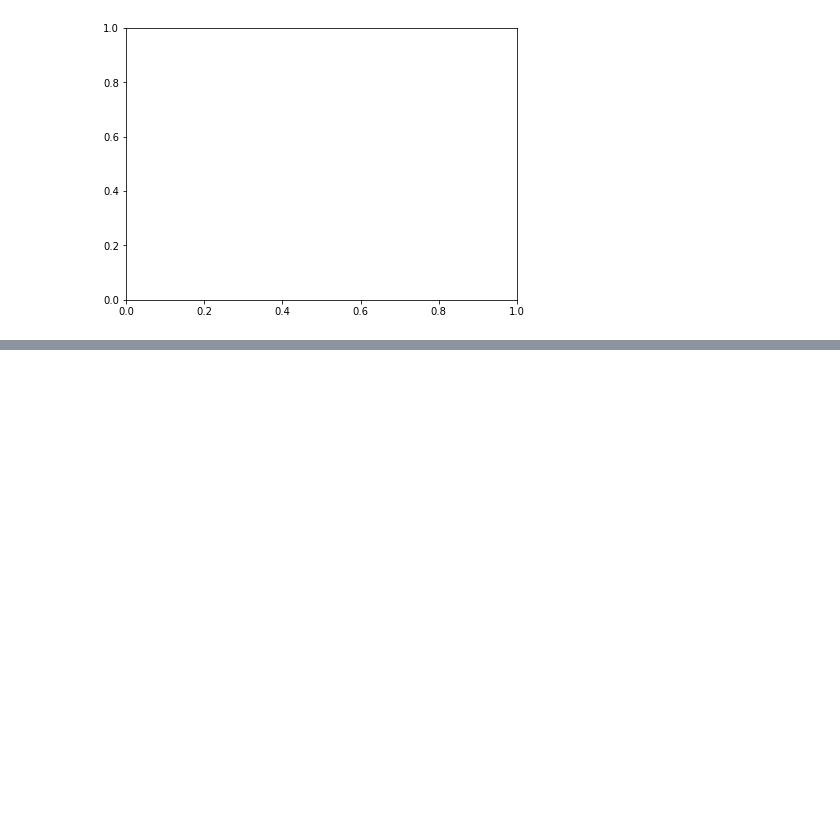
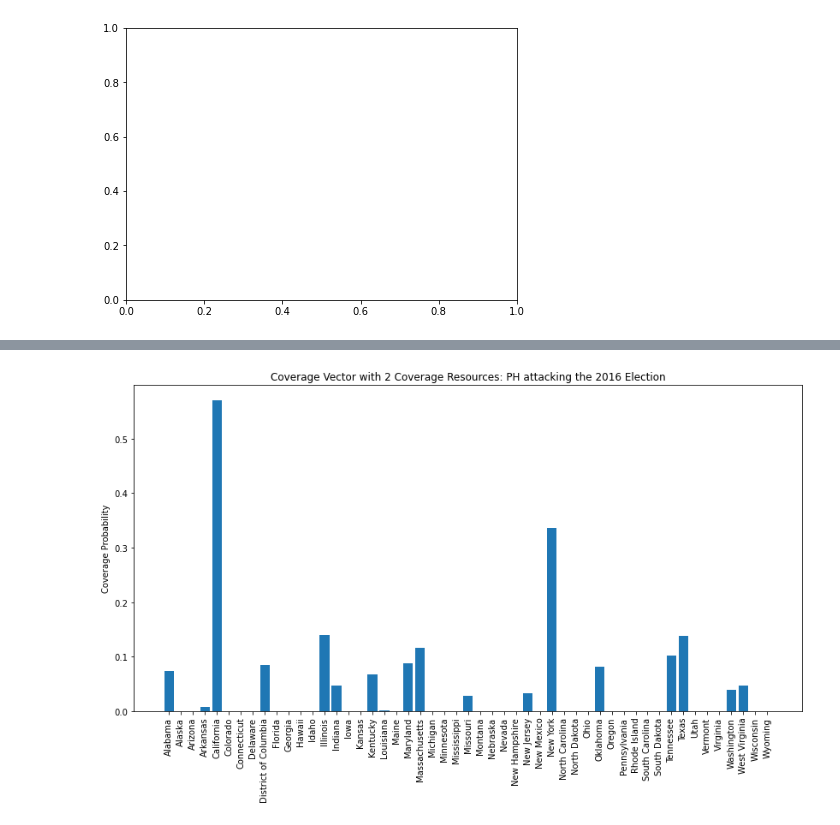
Before and after one commit to fizzX/cs182_project, a Jupyter notebook: election_game.ipynb, the cells around one changed output, grey strips where cells are left out. Cells and saved outputs as stored; diff of their text form; code cells hidden in the pictures; blank space fills up the shorter version.

```diff
--- a/election_game.ipynb
+++ b/election_game.ipynb
@@ -217,0 +478,9 @@ for election_year in tqdm(election_years):
+# %%
+plt.rcParams['figure.figsize']=(14,7)
+plt.bar(range(51),payoff_two_defender)
+plt.xticks(range(51), state_list,rotation='vertical')
+plt.ylabel('Coverage Probability')
+plt.title('Coverage Vector with 2 Coverage Resources: PH attacking the 2016 Election')
+plt.savefig('2016_two_coverage_vector.png', dpi = 300)
+# %% [output]
+[figure, added]
```
Also changed, not shown: parts of 7 cells of this notebook, 2 other files.
